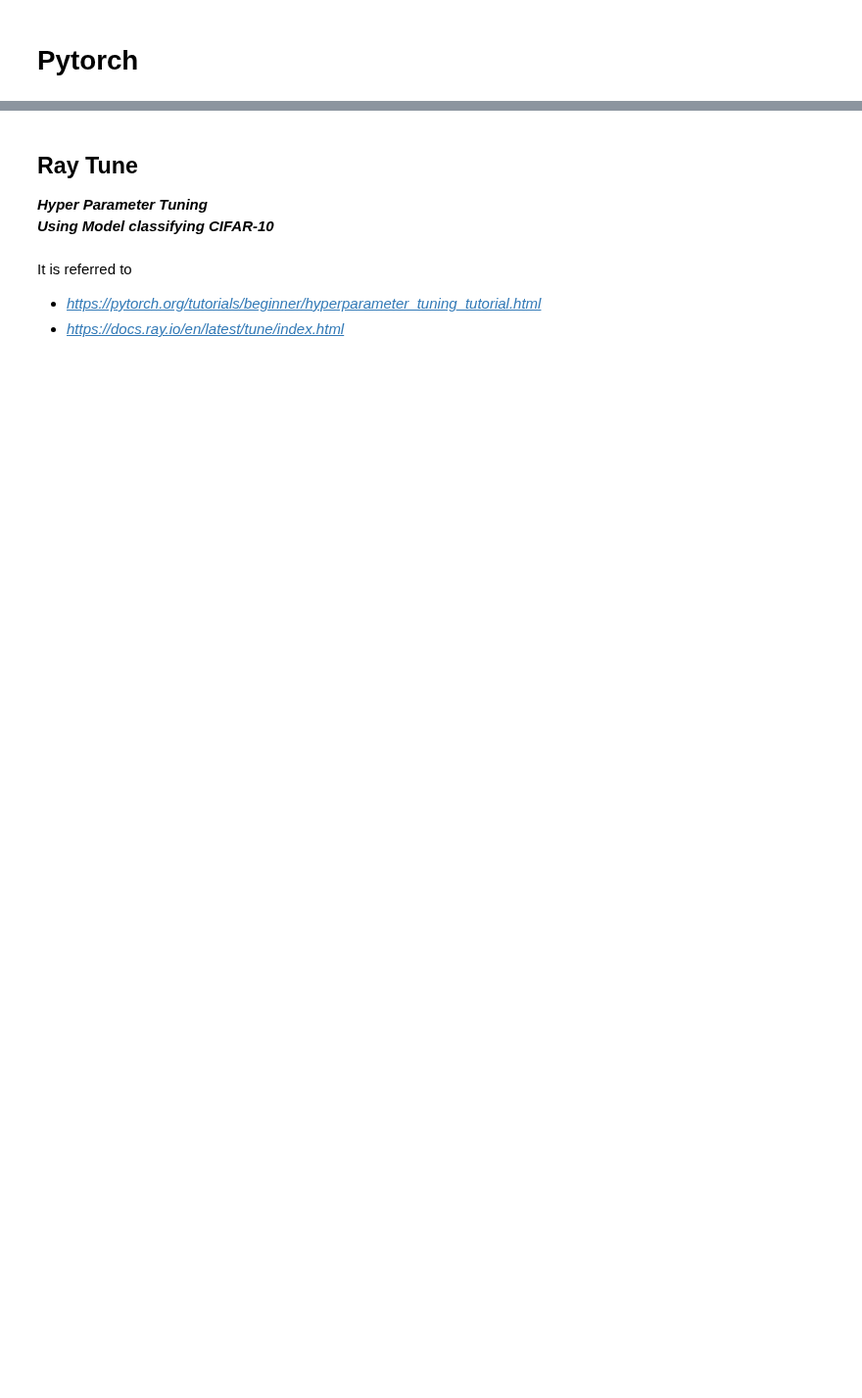
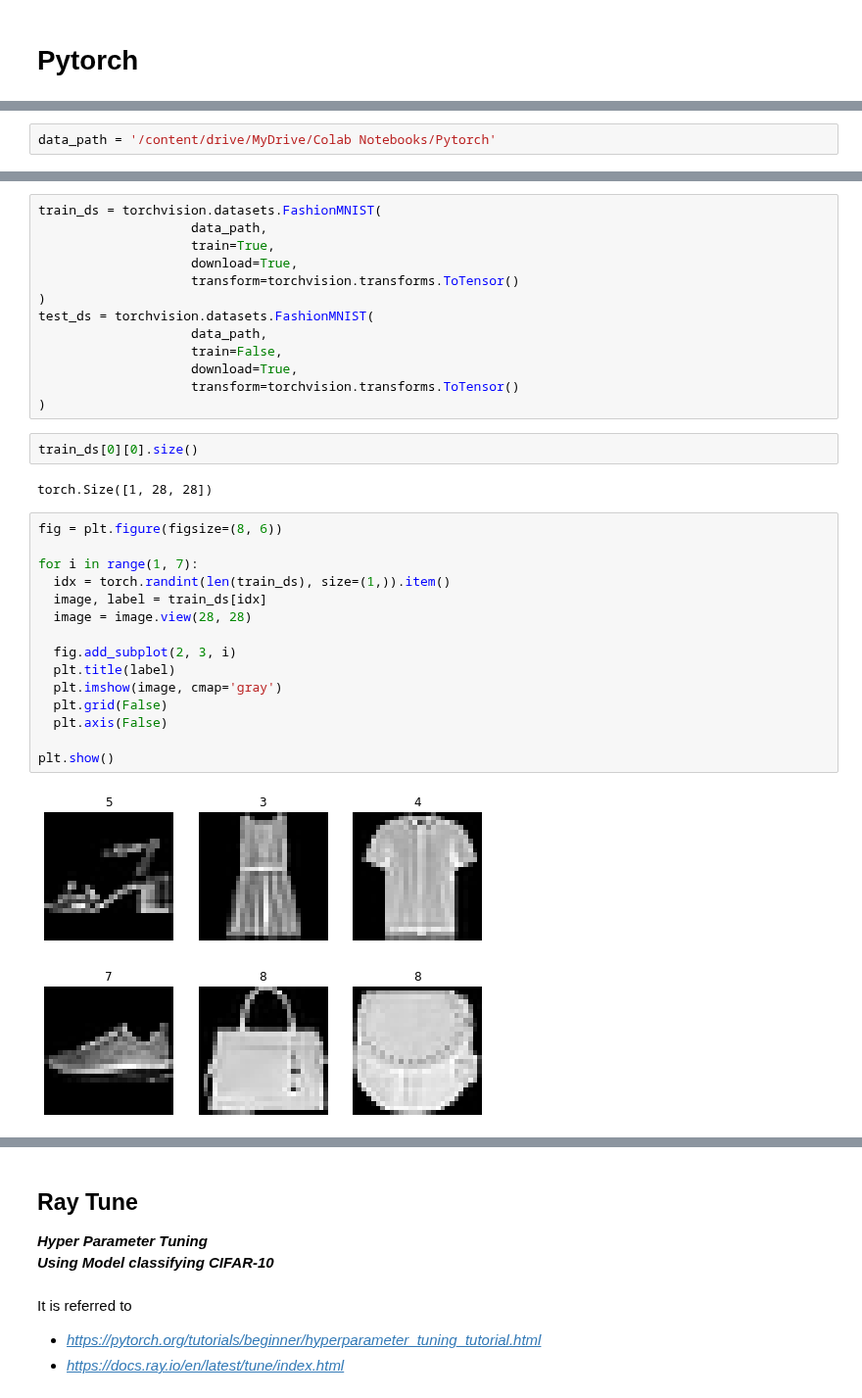
Before and after one commit to jujemu/pytorch_tutorial, a Jupyter notebook: Pytorch_RayTune.ipynb, the cells around one changed output, grey strips where cells are left out. Shown at 98% size. Saved outputs shown, nothing was run; the diff lists cells and outputs as text; blank space fills up the shorter version.

```diff
--- a/Pytorch_RayTune.ipynb
+++ b/Pytorch_RayTune.ipynb
@@ -2,0 +7,2 @@
+# %%
+data_path = '/content/drive/MyDrive/Colab Notebooks/Pytorch'
@@ -2,0 +21,34 @@
+# %%
+train_ds = torchvision.datasets.FashionMNIST(
+                    data_path,
+                    train=True,
+                    download=True,
+                    transform=torchvision.transforms.ToTensor()
+)
+test_ds = torchvision.datasets.FashionMNIST(
+                    data_path,
+                    train=False,
+                    download=True,
+                    transform=torchvision.transforms.ToTensor()
+)
+# %%
+train_ds[0][0].size()
+# %% [output]
+torch.Size([1, 28, 28])
+# %%
+fig = plt.figure(figsize=(8, 6))
+
+for i in range(1, 7):
+  idx = torch.randint(len(train_ds), size=(1,)).item()
+  image, label = train_ds[idx]
+  image = image.view(28, 28)
+
+  fig.add_subplot(2, 3, i)
+  plt.title(label)
+  plt.imshow(image, cmap='gray')
+  plt.grid(False)
+  plt.axis(False)
+
+plt.show()
+# %% [output]
+[figure, added]
```
Also changed, not shown: parts of 24 cells of this notebook.
